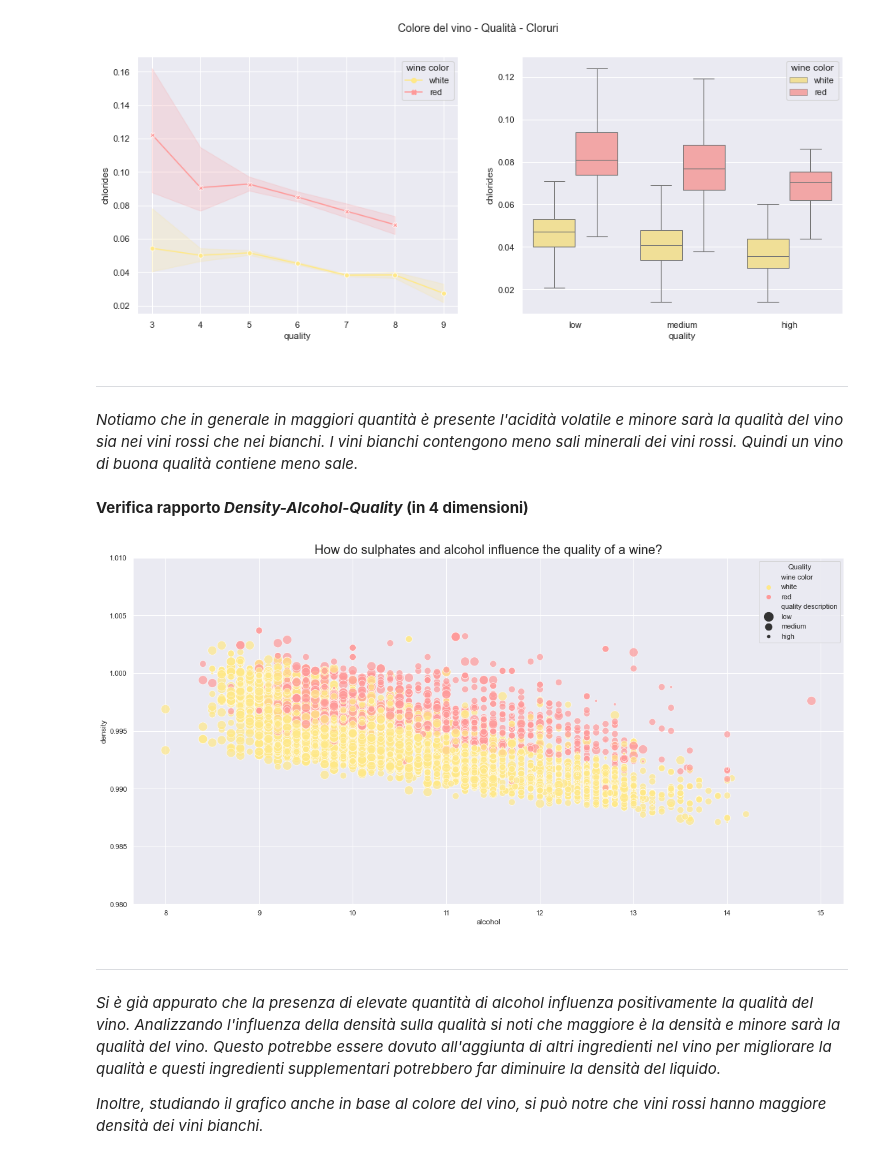
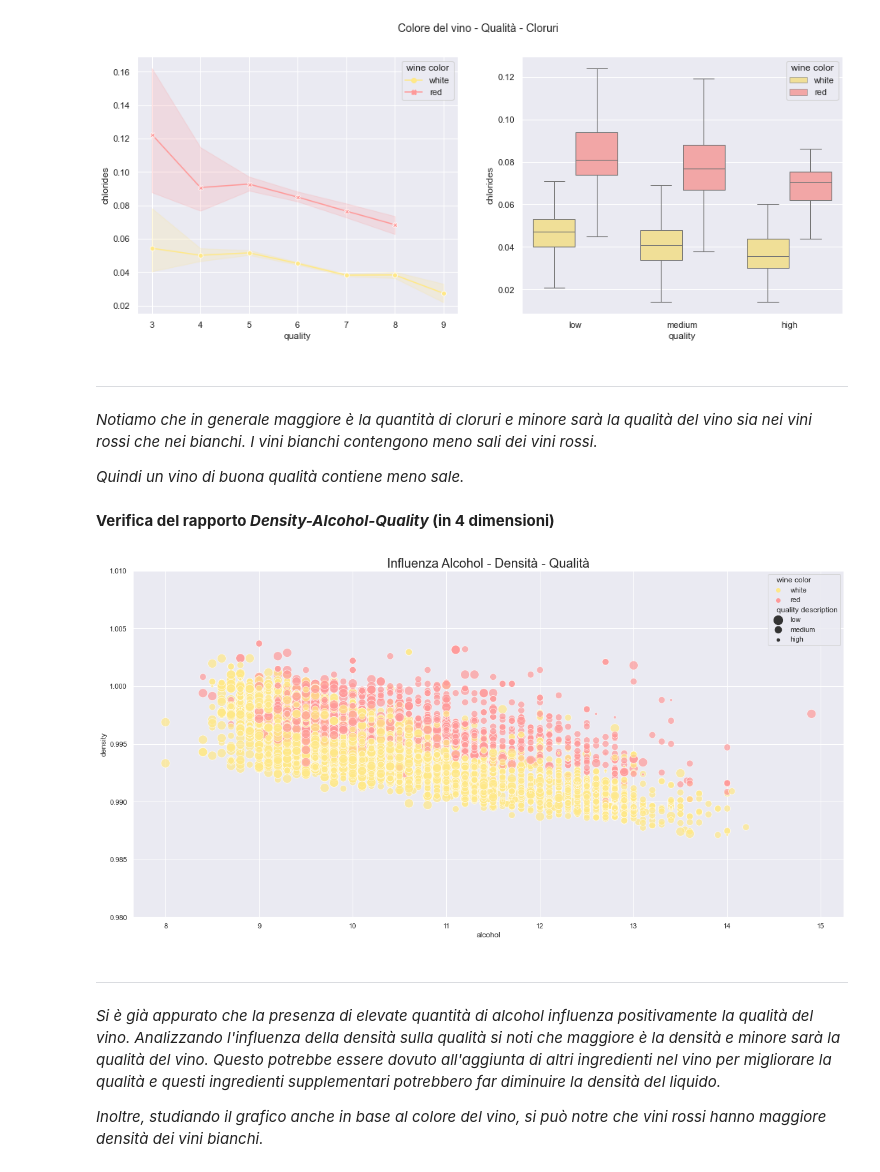
Before and after one commit to enrimon15/datascience-wine-quality, a Jupyter notebook: Wine Analysis.ipynb, the cells around one changed output. Drawn from its saved outputs; the diff is of its cells as text; code cells hidden in the pictures.

```diff
--- a/Wine Analysis.ipynb
+++ b/Wine Analysis.ipynb
@@ -317,8 +312,0 @@ df_wines['kcal'] = round(kcal_alcohol + kcal_sugar)
-# %%
-%%timeit
-def calculateKcal(alcohol, sugar):
-    kcal_alcohol = alcohol * 10 * 0.79 * 7
-    kcal_sugar = sugar * 4
-    return round(kcal_alcohol + kcal_sugar)
-
-df_wines['kcal'] = df_wines[['alcohol','residual sugar']].apply(lambda val: calculateKcal(val['alcohol'], val['residual sugar']), axis=1)
@@ -650,21 +640,22 @@ plt.show()
 # %% [markdown]
 ***
 
-*Notiamo che in generale in maggiori quantità è presente l'acidità volatile e minore sarà la qualità del vino sia nei vini rossi che nei bianchi. I vini bianchi contengono meno sali minerali dei vini rossi. Quindi un vino di buona qualità contiene meno sale.*
+*Notiamo che in generale maggiore è la quantità di cloruri e minore sarà la qualità del vino sia nei vini rossi che nei bianchi. I vini bianchi contengono meno sali dei vini rossi.*
+
+*Quindi un vino di buona qualità contiene meno sale.*
 # %% [markdown]
-**Verifica rapporto *Density-Alcohol-Quality* (in 4 dimensioni)**
+**Verifica del rapporto *Density-Alcohol-Quality* (in 4 dimensioni)**
 # %%
 plt.figure(figsize = (20,10))
-minsize = 40 * min(df_wines['quality'])
-maxsize = 40 * max(df_wines['quality'])
+
 ax = sns.scatterplot(x = "alcohol", y = "density", hue = "wine color", data = df_wines, alpha = 0.7, palette = palette_red_white, size=df_wines['quality description'], sizes=(20, 200))
 #ax.set_xlim(left=0, right=30)
-ax.set_ylim(bottom=0.98, top=1.01);
-ax.set_title("How do sulphates and alcohol influence the quality of a wine?", size = 20)
-#ax.set(xlabel="Sulphates", ylabel="Alcohol")
-ax.legend(title="Quality");
+ax.set_ylim(bottom=0.98, top=1.01)
+ax.set_title("Influenza Alcohol - Densità - Qualità", size = 20)
+
+plt.show()
 # %% [output]
-[figure, old version]
+[figure, new version]
 # %% [markdown]
 ***
 
```
Also changed, not shown: parts of 46 cells of this notebook.
